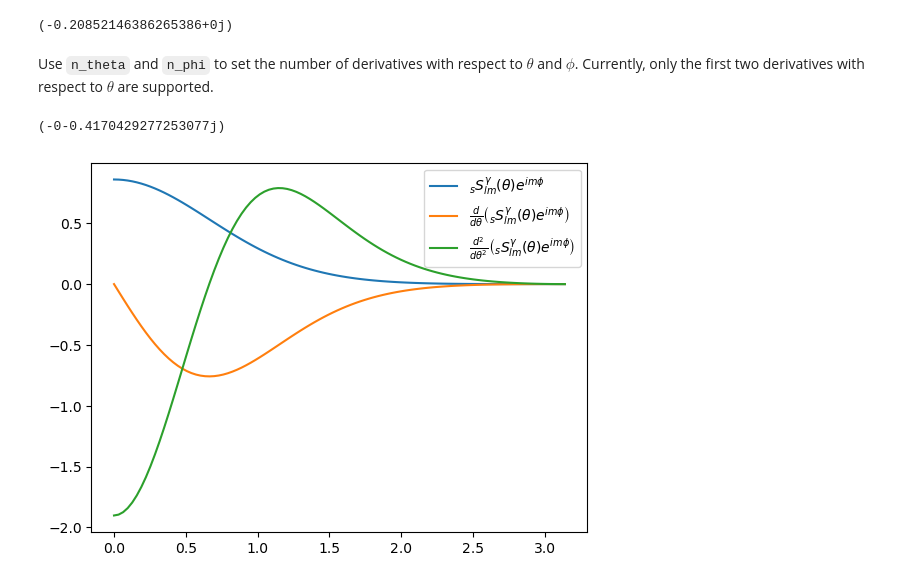
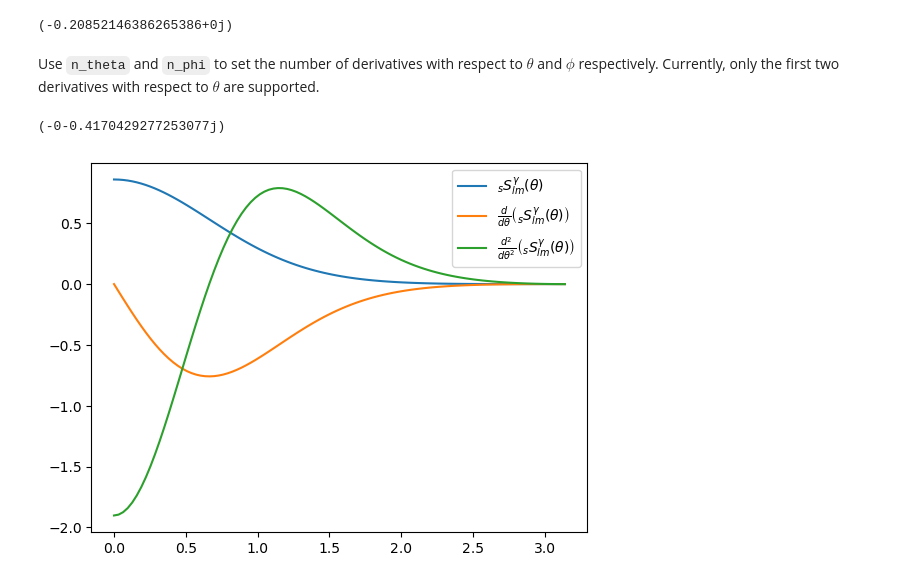
Before and after one commit to syp2001/spheroidal, a Jupyter notebook: docs/source/notebooks/Getting Started.ipynb, the cells around one changed output. Drawn from its saved outputs; the diff is of its cells as text; code cells hidden in the pictures.

```diff
--- a/docs/source/notebooks/Getting Started.ipynb
+++ b/docs/source/notebooks/Getting Started.ipynb
@@ -87,7 +87,7 @@ spheroidal.harmonic_deriv(s,l,m,g)(pi/2,0)
 # %% [output]
 (-0.20852146386265386+0j)
 # %% [markdown]
-Use `n_theta` and `n_phi` to set the number of derivatives with respect to $\theta$ and $\phi$. Currently, only the first two derivatives with respect to $\theta$ are supported.
+Use `n_theta` and `n_phi` to set the number of derivatives with respect to $\theta$ and $\phi$ respectively. Currently, only the first two derivatives with respect to $\theta$ are supported.
 # %%
 spheroidal.harmonic_deriv(s,l,m,g,n_theta=1,n_phi=1)(pi/2,0)
 # %% [output]
@@ -95,23 +95,23 @@ spheroidal.harmonic_deriv(s,l,m,g,n_theta=1,n_phi=1)(pi/2,0)
 # %%
 import spheroidal
 import numpy as np
 import matplotlib.pyplot as plt
 from math import pi
 s, l, m, g = -2, 2, 2, 1.5
 
 theta = np.linspace(0,pi,100)
 
 S0 = spheroidal.harmonic_deriv(s,l,m,g,n_theta=0)
 S1 = spheroidal.harmonic_deriv(s,l,m,g,n_theta=1)
 S2 = spheroidal.harmonic_deriv(s,l,m,g,n_theta=2)
 
 plt.plot(theta, S0(theta,0))
 plt.plot(theta, S1(theta,0))
 plt.plot(theta, S2(theta,0))
-plt.legend([r"${}_sS_{lm}^\gamma(\theta)e^{im\phi}$",
-            r"$\frac{d}{d\theta}\left({}_sS_{lm}^\gamma(\theta)e^{im\phi}\right)$",
-            r"$\frac{d^2}{d\theta^2}\left({}_sS_{lm}^\gamma(\theta)e^{im\phi}\right)$"])
+plt.legend([r"${}_sS_{lm}^\gamma(\theta)$",
+            r"$\frac{d}{d\theta}\left({}_sS_{lm}^\gamma(\theta)\right)$",
+            r"$\frac{d^2}{d\theta^2}\left({}_sS_{lm}^\gamma(\theta)\right)$"])
 
 plt.show()
 # %% [output]
-[figure, old version]
+[figure, new version]
```
Also changed, not shown: parts of 1 cell of this notebook.
